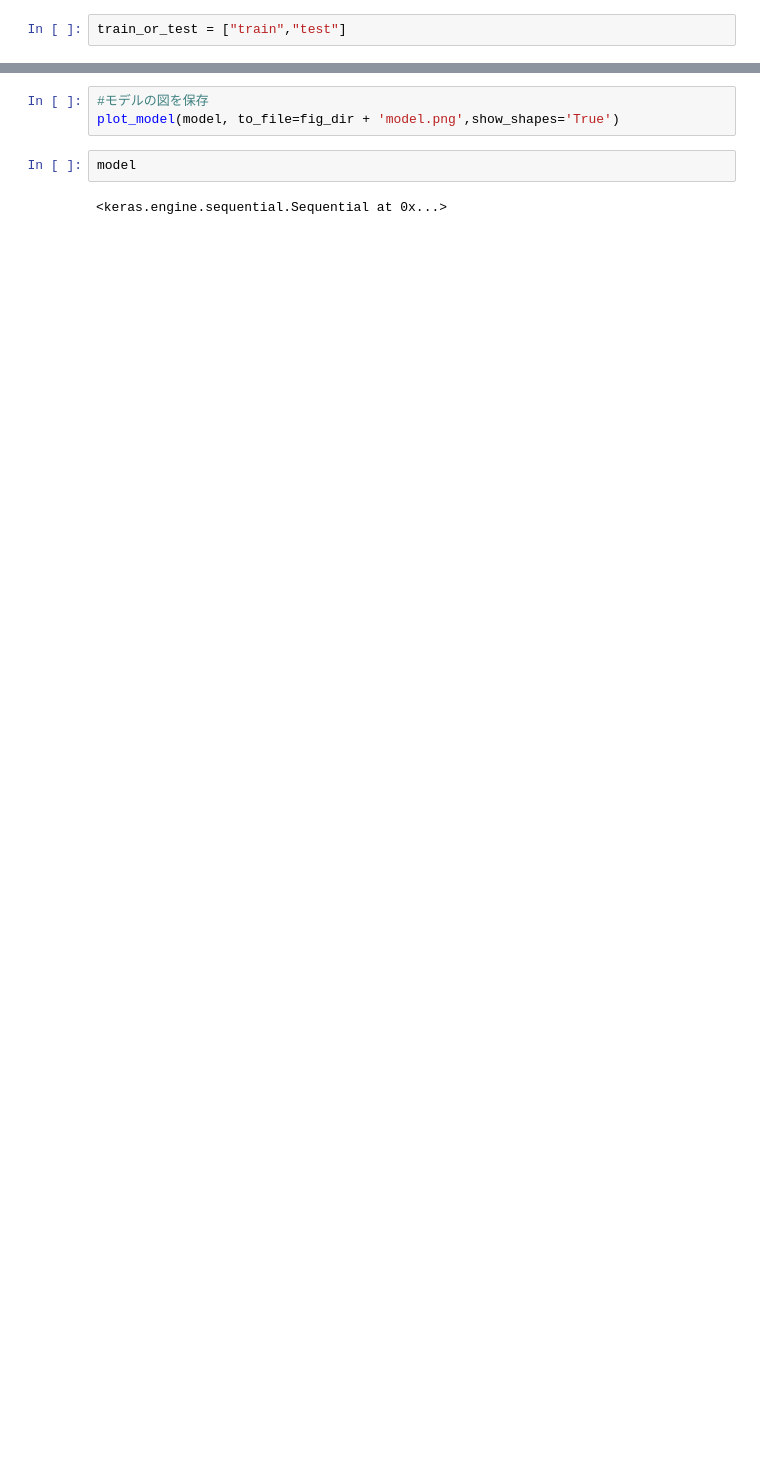
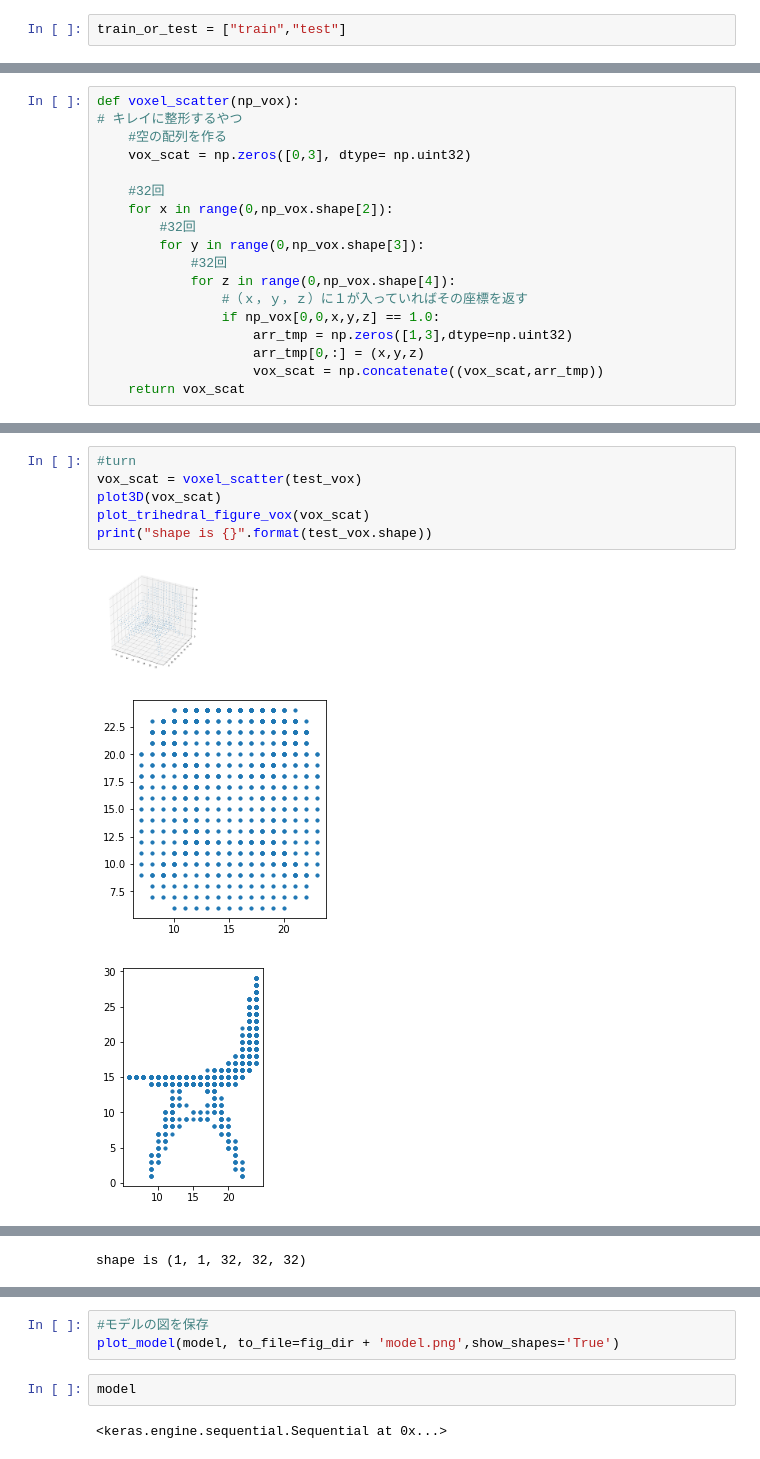
Before and after one commit to tacky0612/classification3dmodel, a Jupyter notebook: Classification_ModelNet.ipynb, the cells around one changed output, grey strips where cells are left out. Saved outputs shown, nothing was run; the diff lists cells and outputs as text; blank space fills up the shorter version.

```diff
--- a/Classification_ModelNet.ipynb
+++ b/Classification_ModelNet.ipynb
@@ -142,0 +333,18 @@ if os.path.exists(fig_dir) == False:
+# %%
+def voxel_scatter(np_vox):
+# キレイに整形するやつ
+    #空の配列を作る
+    vox_scat = np.zeros([0,3], dtype= np.uint32)
+
+    #32回
+    for x in range(0,np_vox.shape[2]):
+        #32回
+        for y in range(0,np_vox.shape[3]):
+            #32回
+            for z in range(0,np_vox.shape[4]):
+                #（ｘ，ｙ，ｚ）に１が入っていればその座標を返す
+                if np_vox[0,0,x,y,z] == 1.0:
+                    arr_tmp = np.zeros([1,3],dtype=np.uint32)
+                    arr_tmp[0,:] = (x,y,z)
+                    vox_scat = np.concatenate((vox_scat,arr_tmp))
+    return vox_scat
@@ -142,0 +430,10 @@ if os.path.exists(fig_dir) == False:
+# %%
+#turn
+vox_scat = voxel_scatter(test_vox)
+plot3D(vox_scat)
+plot_trihedral_figure_vox(vox_scat)
+print("shape is {}".format(test_vox.shape))
+# %% [output]
+[figure, added]
+[figure, added]
+[figure, added]
@@ -142,0 +441 @@ if os.path.exists(fig_dir) == False:
+shape is (1, 1, 32, 32, 32)
```
Also changed, not shown: parts of 78 cells of this notebook.
